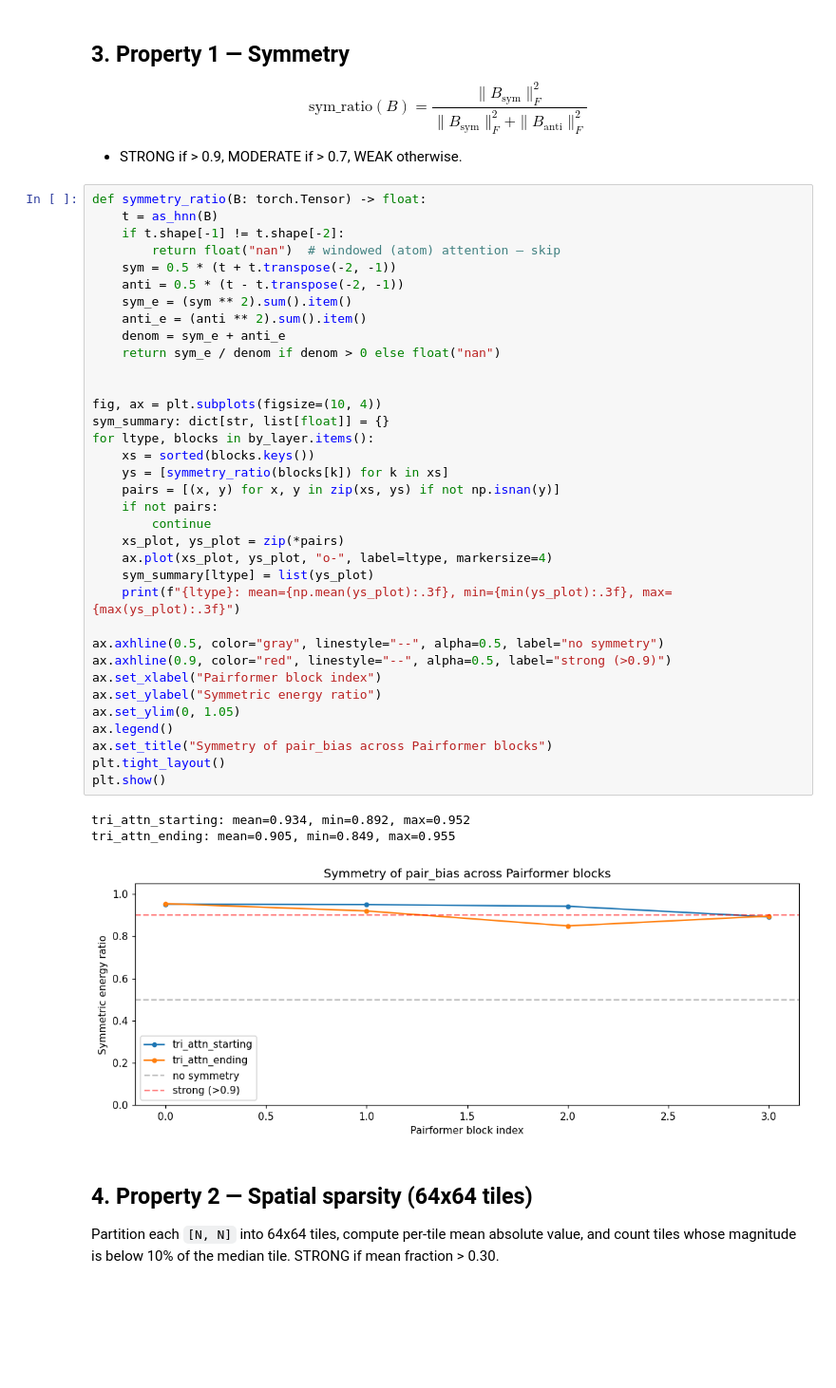
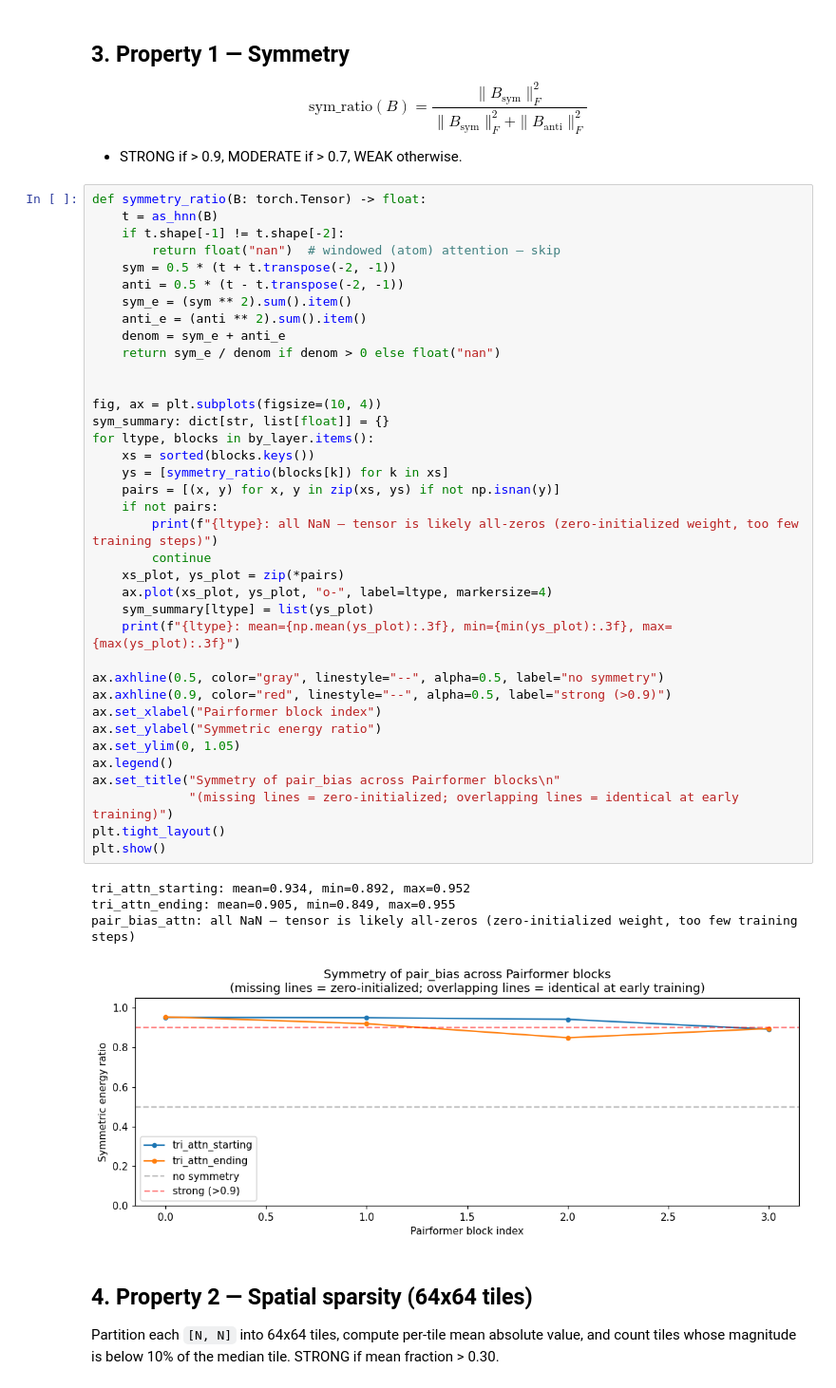
Before and after one commit to RTae/MegaFold, a Jupyter notebook: notebooks/analyze_pair_bias_patterns.ipynb, the cells around one changed output. Shown at 95% size. Drawn from its saved outputs; the diff is of its cells as text; blank space fills up the shorter version.

```diff
--- a/notebooks/analyze_pair_bias_patterns.ipynb
+++ b/notebooks/analyze_pair_bias_patterns.ipynb
@@ -145,35 +145,38 @@ def symmetry_ratio(B: torch.Tensor) -> float:
     sym_e = (sym ** 2).sum().item()
     anti_e = (anti ** 2).sum().item()
     denom = sym_e + anti_e
     return sym_e / denom if denom > 0 else float("nan")
 
 
 fig, ax = plt.subplots(figsize=(10, 4))
 sym_summary: dict[str, list[float]] = {}
 for ltype, blocks in by_layer.items():
     xs = sorted(blocks.keys())
     ys = [symmetry_ratio(blocks[k]) for k in xs]
     pairs = [(x, y) for x, y in zip(xs, ys) if not np.isnan(y)]
     if not pairs:
+        print(f"{ltype}: all NaN — tensor is likely all-zeros (zero-initialized weight, too few training steps)")
         continue
     xs_plot, ys_plot = zip(*pairs)
     ax.plot(xs_plot, ys_plot, "o-", label=ltype, markersize=4)
     sym_summary[ltype] = list(ys_plot)
     print(f"{ltype}: mean={np.mean(ys_plot):.3f}, min={min(ys_plot):.3f}, max={max(ys_plot):.3f}")
 
 ax.axhline(0.5, color="gray", linestyle="--", alpha=0.5, label="no symmetry")
 ax.axhline(0.9, color="red", linestyle="--", alpha=0.5, label="strong (>0.9)")
 ax.set_xlabel("Pairformer block index")
 ax.set_ylabel("Symmetric energy ratio")
 ax.set_ylim(0, 1.05)
 ax.legend()
-ax.set_title("Symmetry of pair_bias across Pairformer blocks")
+ax.set_title("Symmetry of pair_bias across Pairformer blocks\n"
+             "(missing lines = zero-initialized; overlapping lines = identical at early training)")
 plt.tight_layout()
 plt.show()
 # %% [output]
 tri_attn_starting: mean=0.934, min=0.892, max=0.952
 tri_attn_ending: mean=0.905, min=0.849, max=0.955
+pair_bias_attn: all NaN — tensor is likely all-zeros (zero-initialized weight, too few training steps)
-[figure, old version]
+[figure, new version]
 # %% [markdown]
 ## 4. Property 2 — Spatial sparsity (64x64 tiles)
 
```
Also changed, not shown: parts of 5 cells of this notebook, 1 other file.
